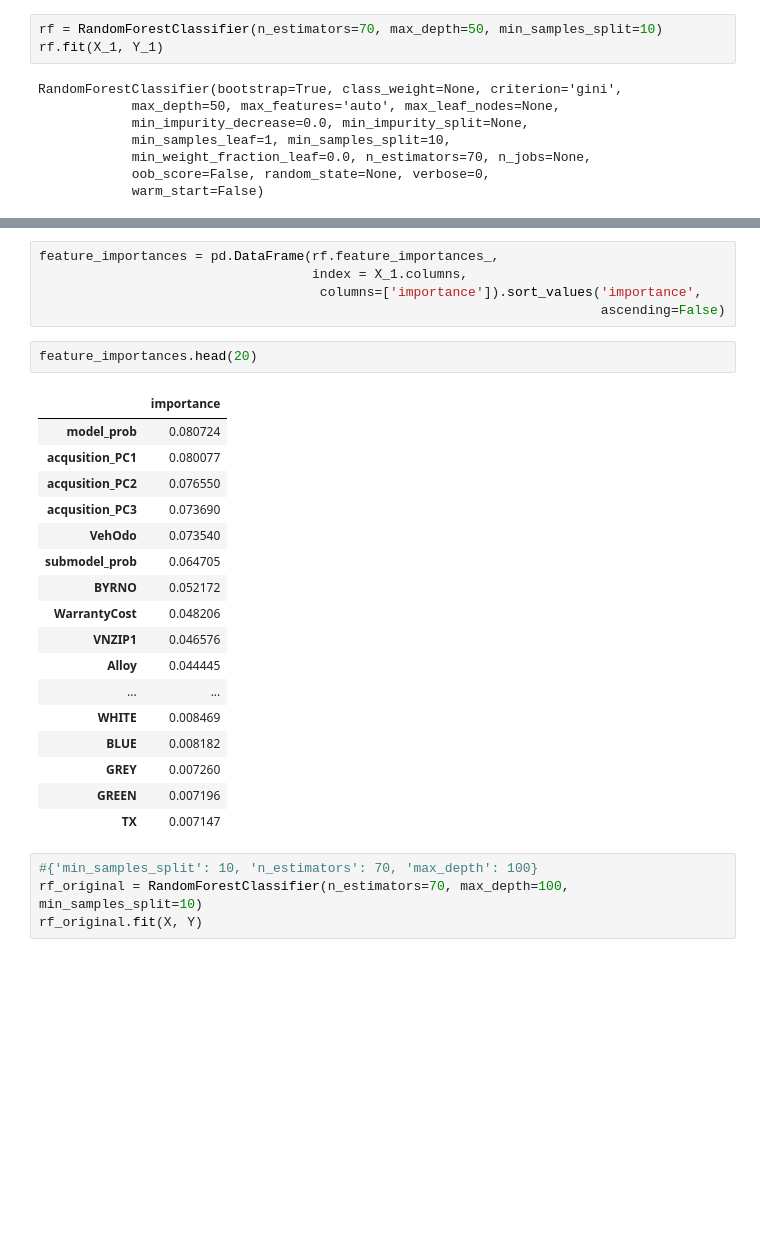
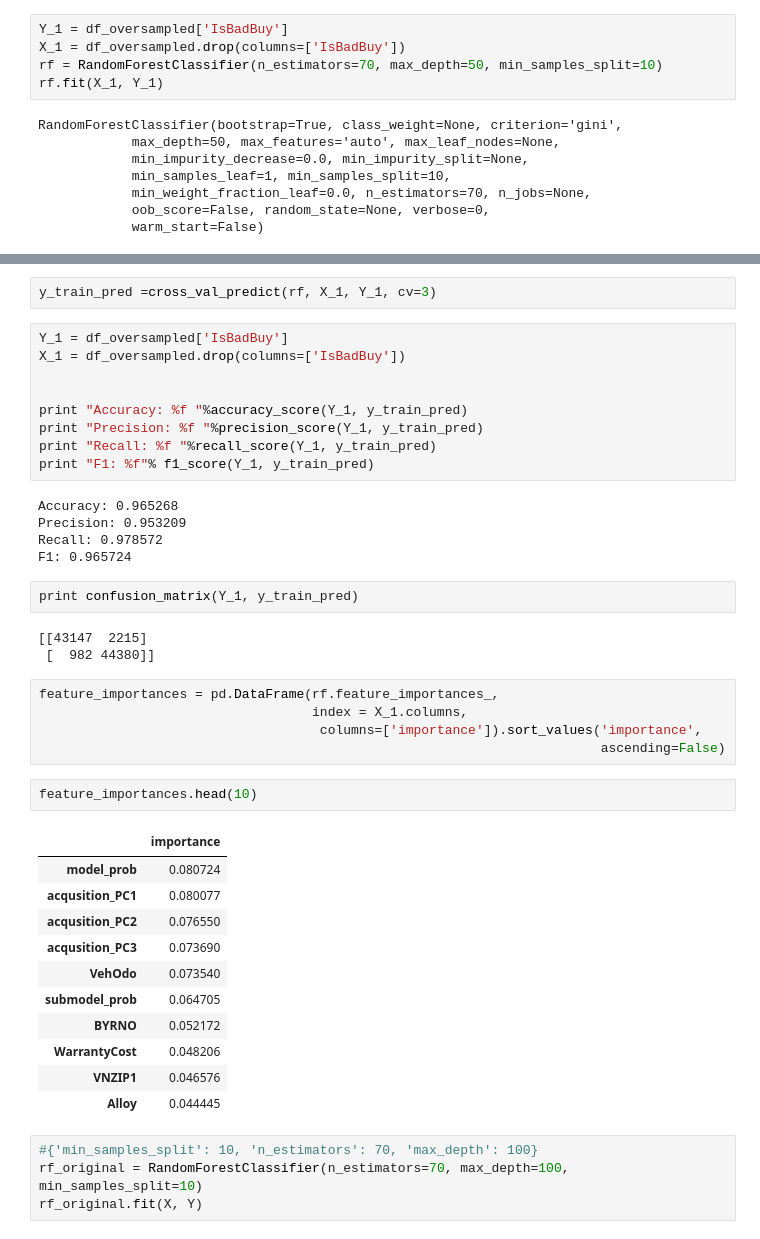
Before and after one commit to sukwkim/dont_get_kicked, a Jupyter notebook: Don't Get Kicked.ipynb, the cells around one changed output, grey strips where cells are left out. Cells and saved outputs as stored; diff of their text form; blank space fills up the shorter version.

```diff
--- a/Don't Get Kicked.ipynb
+++ b/Don't Get Kicked.ipynb
@@ -1284,6 +1291,8 @@ print CV_RF_3.cv_results_['mean_test_score']
 [0.94978176 0.95198624 0.91292271 0.91534765 0.97733786 0.97764649
  0.95130285 0.95042106 0.97751422 0.97786694 0.95015652 0.95161148]
 # %%
+Y_1 = df_oversampled['IsBadBuy']
+X_1 = df_oversampled.drop(columns=['IsBadBuy'])
 rf = RandomForestClassifier(n_estimators=70, max_depth=50, min_samples_split=10)
 rf.fit(X_1, Y_1)
 # %% [output]
@@ -1297,28 +1316,43 @@ RandomForestClassifier(bootstrap=True, class_weight=None, criterion='gini',
+# %%
+y_train_pred =cross_val_predict(rf, X_1, Y_1, cv=3)
+# %%
+Y_1 = df_oversampled['IsBadBuy']
+X_1 = df_oversampled.drop(columns=['IsBadBuy'])
+
+
+print "Accuracy: %f "%accuracy_score(Y_1, y_train_pred)
+print "Precision: %f "%precision_score(Y_1, y_train_pred)
+print "Recall: %f "%recall_score(Y_1, y_train_pred)
+print "F1: %f"% f1_score(Y_1, y_train_pred)
+# %% [output]
+Accuracy: 0.965268
+Precision: 0.953209
+Recall: 0.978572
+F1: 0.965724
+# %%
+print confusion_matrix(Y_1, y_train_pred)
+# %% [output]
+[[43147  2215]
+ [  982 44380]]
 # %%
 feature_importances = pd.DataFrame(rf.feature_importances_,
                                    index = X_1.columns,
                                     columns=['importance']).sort_values('importance',
                                                                         ascending=False)
 # %%
-feature_importances.head(20)
+feature_importances.head(10)
 # %% [output]
 |  | importance |
 | model_prob | 0.080724 |
 | acqusition_PC1 | 0.080077 |
 | acqusition_PC2 | 0.076550 |
 | acqusition_PC3 | 0.073690 |
 | VehOdo | 0.073540 |
 | submodel_prob | 0.064705 |
 | BYRNO | 0.052172 |
 | WarrantyCost | 0.048206 |
 | VNZIP1 | 0.046576 |
 | Alloy | 0.044445 |
-| ... | ... |
-| WHITE | 0.008469 |
-| BLUE | 0.008182 |
-| GREY | 0.007260 |
-| GREEN | 0.007196 |
-| TX | 0.007147 |
 # %%
 #{'min_samples_split': 10, 'n_estimators': 70, 'max_depth': 100}
 rf_original = RandomForestClassifier(n_estimators=70, max_depth=100, min_samples_split=10)
```
Also changed, not shown: parts of 94 cells of this notebook, 1 other file.
